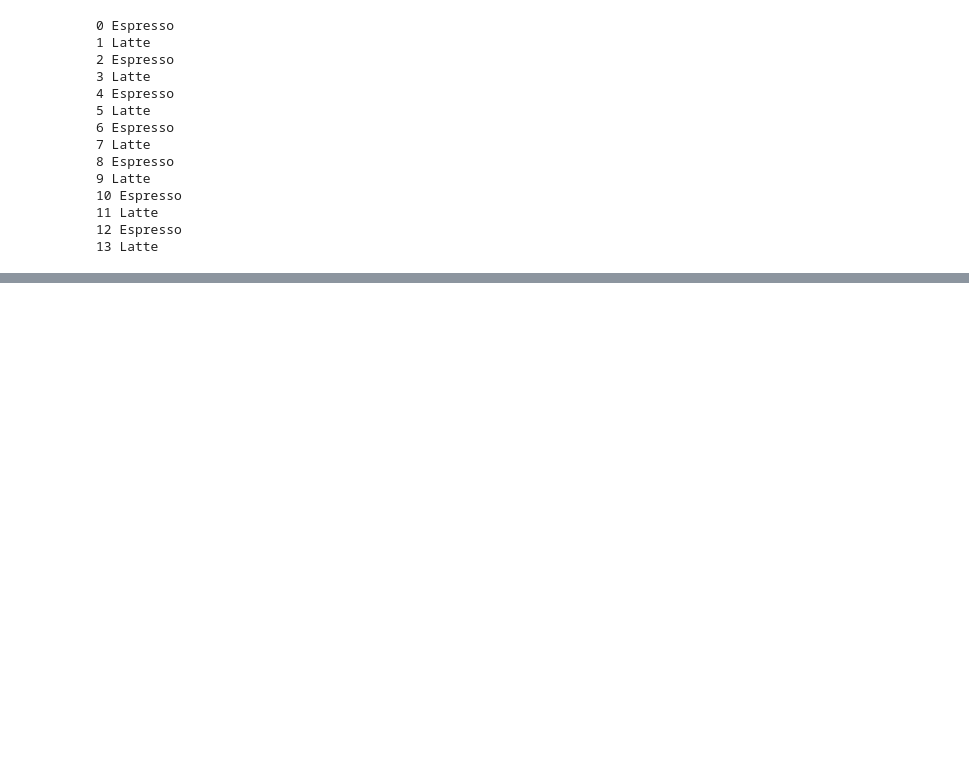
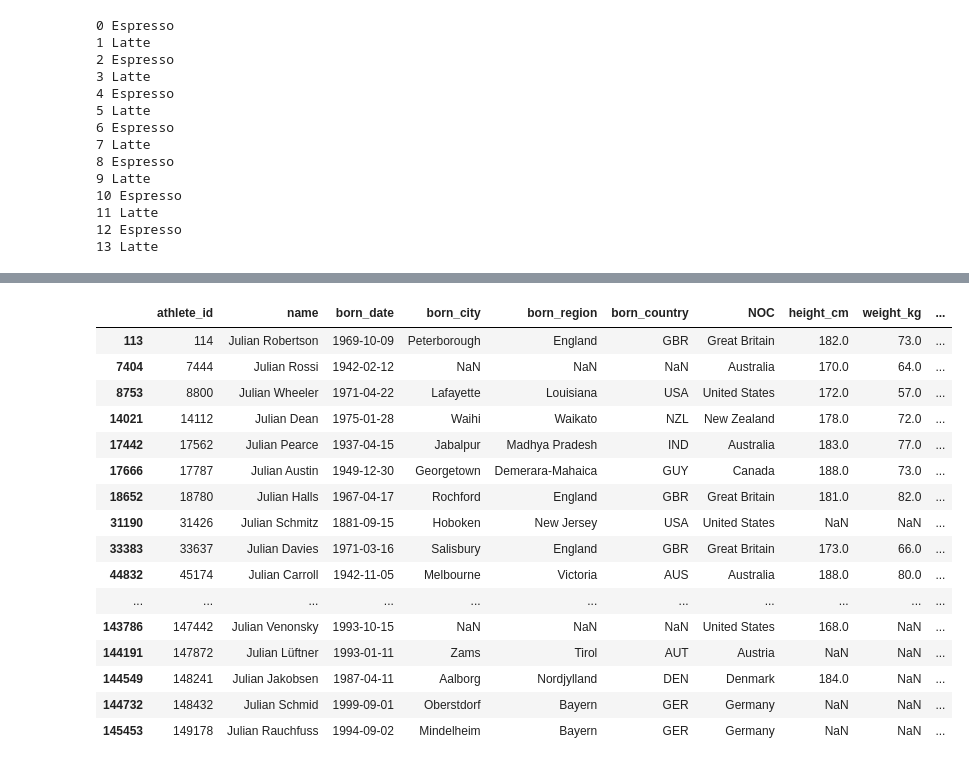
Before and after one commit to dev-paplix/pds-gx, a Jupyter notebook: Pandas.ipynb, the cells around one changed output, grey strips where cells are left out. Saved outputs shown, nothing was run; the diff lists cells and outputs as text; code cells hidden in the pictures; blank space fills up the shorter version.

Commit message:
Pandas, working with columns

```diff
--- a/Pandas.ipynb
+++ b/Pandas.ipynb
@@ -301,0 +477,3 @@ for index, row in coffee.iterrows():
+# %%
+bn = bios.copy()
+bn.head()
@@ -301,0 +487,3 @@ for index, row in coffee.iterrows():
+# %%
+bn['First Name']=bn['name'].str.split(' ').str[0]
+bn.head()
@@ -301,0 +497,4 @@ for index, row in coffee.iterrows():
+# %%
+bn.drop(columns=['First Name'], inplace=True)
+bn['first_name']=bn['name'].str.split(' ').str[0]
+bn.head()
@@ -301,0 +508,20 @@ for index, row in coffee.iterrows():
+# %%
+bn.query('first_name == "Julian"')
+# %% [output]
+|  | athlete_id | name | born_date | born_city | born_region | born_country | NOC | height_cm | weight_kg | ... |
+| 113 | 114 | Julian Robertson | 1969-10-09 | Peterborough | England | GBR | Great Britain | 182.0 | 73.0 | ... |
+| 7404 | 7444 | Julian Rossi | 1942-02-12 | NaN | NaN | NaN | Australia | 170.0 | 64.0 | ... |
+| 8753 | 8800 | Julian Wheeler | 1971-04-22 | Lafayette | Louisiana | USA | United States | 172.0 | 57.0 | ... |
+| 14021 | 14112 | Julian Dean | 1975-01-28 | Waihi | Waikato | NZL | New Zealand | 178.0 | 72.0 | ... |
+| 17442 | 17562 | Julian Pearce | 1937-04-15 | Jabalpur | Madhya Pradesh | IND | Australia | 183.0 | 77.0 | ... |
+| 17666 | 17787 | Julian Austin | 1949-12-30 | Georgetown | Demerara-Mahaica | GUY | Canada | 188.0 | 73.0 | ... |
+| 18652 | 18780 | Julian Halls | 1967-04-17 | Rochford | England | GBR | Great Britain | 181.0 | 82.0 | ... |
+| 31190 | 31426 | Julian Schmitz | 1881-09-15 | Hoboken | New Jersey | USA | United States | NaN | NaN | ... |
+| 33383 | 33637 | Julian Davies | 1971-03-16 | Salisbury | England | GBR | Great Britain | 173.0 | 66.0 | ... |
+| 44832 | 45174 | Julian Carroll | 1942-11-05 | Melbourne | Victoria | AUS | Australia | 188.0 | 80.0 | ... |
+| ... | ... | ... | ... | ... | ... | ... | ... | ... | ... | ... |
+| 143786 | 147442 | Julian Venonsky | 1993-10-15 | NaN | NaN | NaN | United States | 168.0 | NaN | ... |
+| 144191 | 147872 | Julian Lüftner | 1993-01-11 | Zams | Tirol | AUT | Austria | NaN | NaN | ... |
+| 144549 | 148241 | Julian Jakobsen | 1987-04-11 | Aalborg | Nordjylland | DEN | Denmark | 184.0 | NaN | ... |
+| 144732 | 148432 | Julian Schmid | 1999-09-01 | Oberstdorf | Bayern | GER | Germany | NaN | NaN | ... |
+| 145453 | 149178 | Julian Rauchfuss | 1994-09-02 | Mindelheim | Bayern | GER | Germany | NaN | NaN | ... |
```
Also changed, not shown: parts of 23 cells of this notebook, 1 other file.
